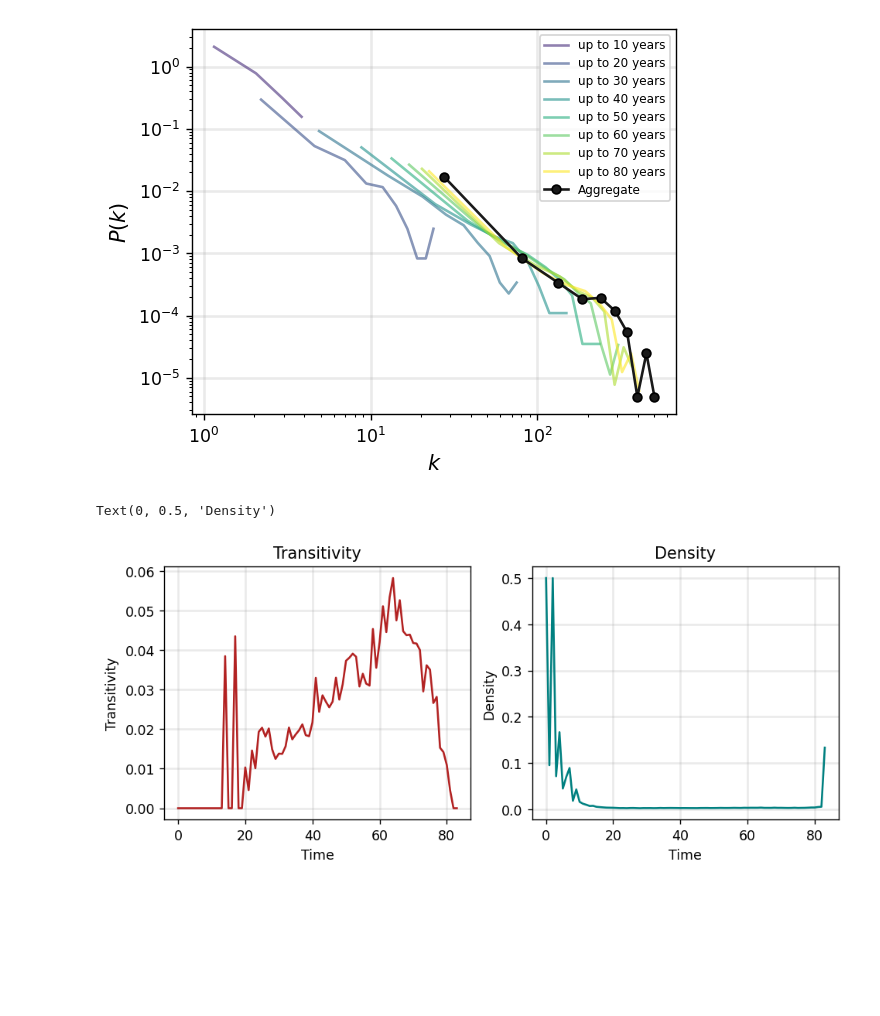
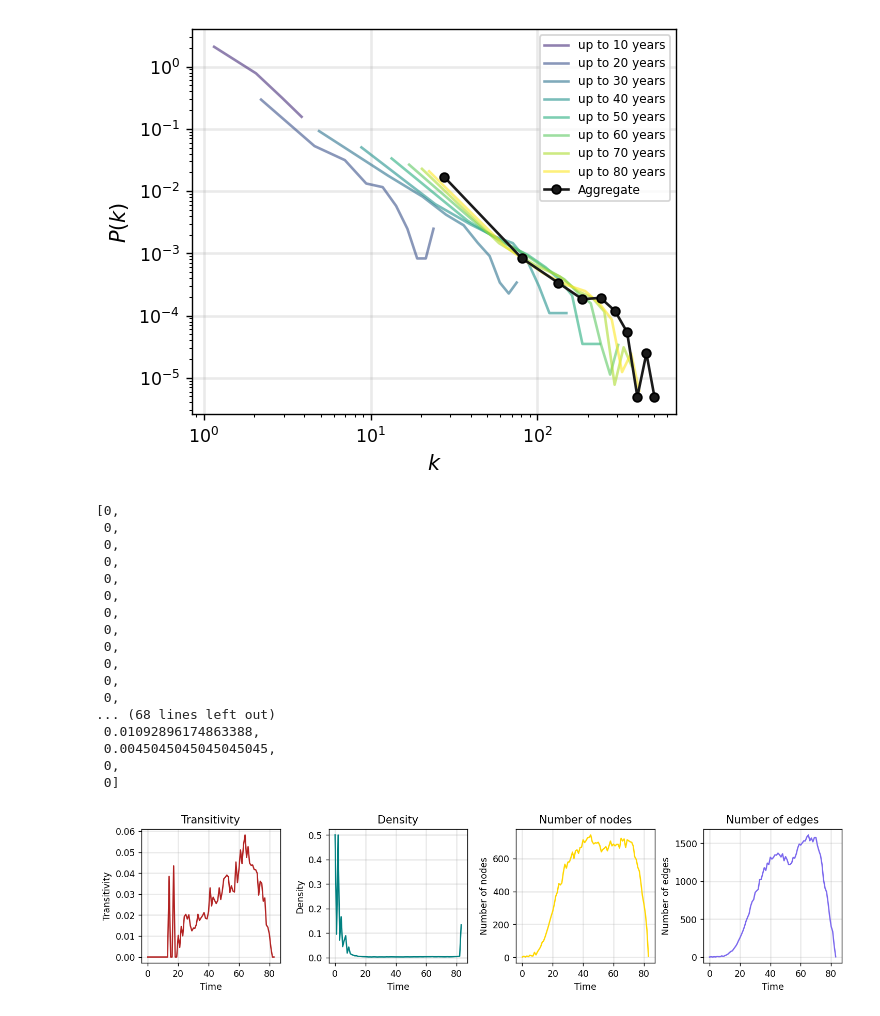
Before and after one commit to nmoghaddas19/physician_trajectories, a Jupyter notebook: code/temporal_analysis.ipynb, the cells around one changed output. Drawn from its saved outputs; the diff is of its cells as text; code cells hidden in the pictures; blank space fills up the shorter version.

```diff
--- a/code/temporal_analysis.ipynb
+++ b/code/temporal_analysis.ipynb
@@ -366,0 +413,3 @@ Things I have to deal with
+# %%
+unique_institutions = pd.concat([tdf['node_v'], tdf['node_u']]).unique()
+len(unique_institutions)
@@ -366,0 +445,5 @@ Things I have to deal with
+# %%
+deduplicated, groups = deduplicate_names(unique_institutions, threshold=85)
+
+print("Deduplicated Names:")
+sorted(deduplicated)  # Print deduplicated)
@@ -366,0 +469,4 @@ Things I have to deal with
+# %%
+print("\nGroups of Similar Names:")
+for group in groups:
+    print(group)
@@ -981,21 +1106,56 @@ plt.savefig('../figs/cum_temp_degree_card.pdf', dpi=425, bbox_inches='tight')
 # %%
 transitivity = []
 density = []
+num_edges = []
+num_nodes = []
 for t in g_agg:
     transitivity.append(nx.transitivity(g_agg[t]))
     density.append(nx.density(g_agg[t]))
+    num_edges.append(g_agg[t].number_of_edges())
+    num_nodes.append(g_agg[t].number_of_nodes())
+# %%
+transitivity
+# %% [output]
+[0,
+ 0,
+ 0,
+ 0,
+ 0,
+ 0,
+ 0,
+ 0,
+ 0,
+ 0,
+ 0,
+ 0,
+... (68 lines left out)
+ 0.01092896174863388,
+ 0.0045045045045045045,
+ 0,
+ 0]
 # %%
-fig, ax = plt.subplots(1,2,figsize=(9,3.4),dpi=125)
+fig, ax = plt.subplots(1,4,figsize=(14,2.7),dpi=125)
 ax[0].plot(g_agg.keys(),transitivity, color='firebrick')
 ax[1].plot(g_agg.keys(),density, color='teal')
+ax[2].plot(g_agg.keys(),num_nodes, color='gold')
+ax[3].plot(g_agg.keys(),num_edges, color='mediumslateblue')
 ax[0].grid(linewidth=1.5, color='#999999', alpha=0.2, linestyle='-')
 ax[1].grid(linewidth=1.5, color='#999999', alpha=0.2, linestyle='-')
+ax[2].grid(linewidth=1.5, color='#999999', alpha=0.2, linestyle='-')
+ax[3].grid(linewidth=1.5, color='#999999', alpha=0.2, linestyle='-')
 ax[0].set_title('Transitivity')
 ax[1].set_title('Density')
+ax[2].set_title('Number of nodes')
+ax[3].set_title('Number of edges')
 ax[0].set_xlabel('Time')
 ax[1].set_xlabel('Time')
+ax[2].set_xlabel('Time')
+ax[3].set_xlabel('Time')
 ax[0].set_ylabel('Transitivity')
 ax[1].set_ylabel('Density')
+ax[2].set_ylabel('Number of nodes')
+ax[3].set_ylabel('Number of edges')
+plt.tight_layout
+plt.subplots_adjust(wspace=0.35)
 # %% [output]
-Text(0, 0.5, 'Density')
-[figure, old version]
+[figure, new version]
```
Also changed, not shown: parts of 10 cells of this notebook.
